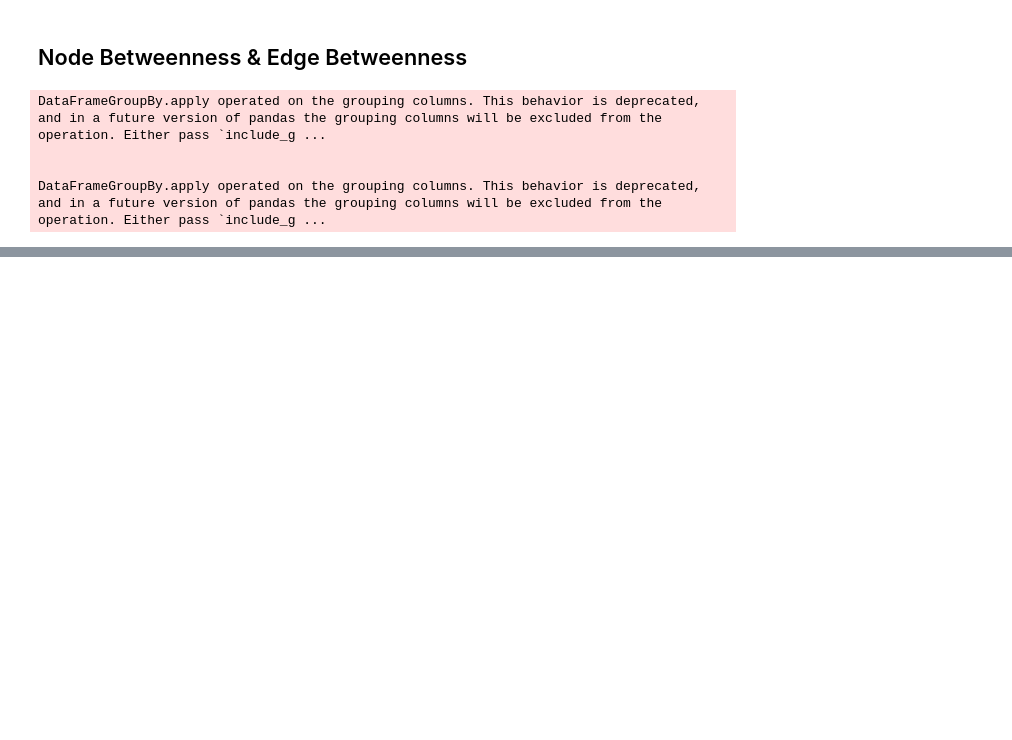
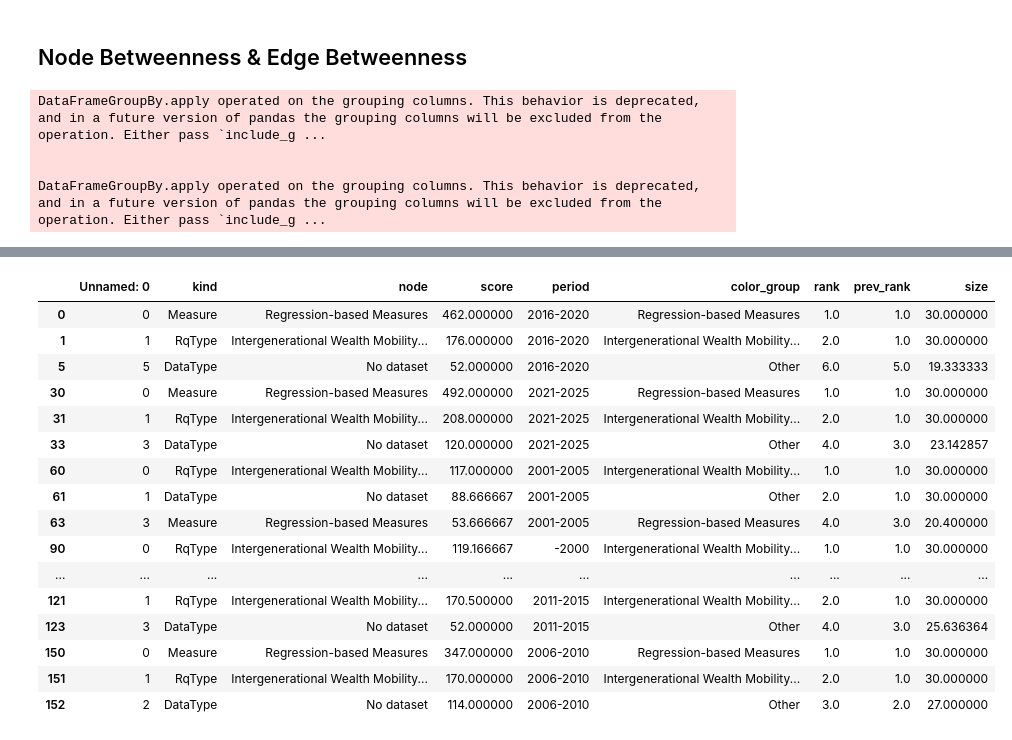
Before and after one commit to SereneKim/meta-welath_mobility, a Jupyter notebook: notebooks/11_feature-only-kg.ipynb, the cells around one changed output, grey strips where cells are left out. Saved outputs shown, nothing was run; the diff lists cells and outputs as text; code cells hidden in the pictures; blank space fills up the shorter version.

```diff
--- a/notebooks/11_feature-only-kg.ipynb
+++ b/notebooks/11_feature-only-kg.ipynb
@@ -955,0 +1178,24 @@ DataFrameGroupBy.apply operated on the grouping columns. This behavior is deprec
+# %%
+node_btw = all_top_betweenness_df[all_top_betweenness_df['score'] != 0]
+complete_node_names = node_btw.groupby(['node']).size().reset_index(name='count')
+consistent_nodes = complete_node_names[complete_node_names['count'] == len(period_order)]
+node_btw = node_btw[node_btw['node'].isin(consistent_nodes['node'])].copy()
+node_btw
+# %% [output]
+|  | Unnamed: 0 | kind | node | score | period | color_group | rank | prev_rank | size |
+| 0 | 0 | Measure | Regression-based Measures | 462.000000 | 2016-2020 | Regression-based Measures | 1.0 | 1.0 | 30.000000 |
+| 1 | 1 | RqType | Intergenerational Wealth Mobility... | 176.000000 | 2016-2020 | Intergenerational Wealth Mobility... | 2.0 | 1.0 | 30.000000 |
+| 5 | 5 | DataType | No dataset | 52.000000 | 2016-2020 | Other | 6.0 | 5.0 | 19.333333 |
+| 30 | 0 | Measure | Regression-based Measures | 492.000000 | 2021-2025 | Regression-based Measures | 1.0 | 1.0 | 30.000000 |
+| 31 | 1 | RqType | Intergenerational Wealth Mobility... | 208.000000 | 2021-2025 | Intergenerational Wealth Mobility... | 2.0 | 1.0 | 30.000000 |
+| 33 | 3 | DataType | No dataset | 120.000000 | 2021-2025 | Other | 4.0 | 3.0 | 23.142857 |
+| 60 | 0 | RqType | Intergenerational Wealth Mobility... | 117.000000 | 2001-2005 | Intergenerational Wealth Mobility... | 1.0 | 1.0 | 30.000000 |
+| 61 | 1 | DataType | No dataset | 88.666667 | 2001-2005 | Other | 2.0 | 1.0 | 30.000000 |
+| 63 | 3 | Measure | Regression-based Measures | 53.666667 | 2001-2005 | Regression-based Measures | 4.0 | 3.0 | 20.400000 |
+| 90 | 0 | RqType | Intergenerational Wealth Mobility... | 119.166667 | -2000 | Intergenerational Wealth Mobility... | 1.0 | 1.0 | 30.000000 |
+| ... | ... | ... | ... | ... | ... | ... | ... | ... | ... |
+| 121 | 1 | RqType | Intergenerational Wealth Mobility... | 170.500000 | 2011-2015 | Intergenerational Wealth Mobility... | 2.0 | 1.0 | 30.000000 |
+| 123 | 3 | DataType | No dataset | 52.000000 | 2011-2015 | Other | 4.0 | 3.0 | 25.636364 |
+| 150 | 0 | Measure | Regression-based Measures | 347.000000 | 2006-2010 | Regression-based Measures | 1.0 | 1.0 | 30.000000 |
+| 151 | 1 | RqType | Intergenerational Wealth Mobility... | 170.000000 | 2006-2010 | Intergenerational Wealth Mobility... | 2.0 | 1.0 | 30.000000 |
+| 152 | 2 | DataType | No dataset | 114.000000 | 2006-2010 | Other | 3.0 | 2.0 | 27.000000 |
```
Also changed, not shown: parts of 39 cells of this notebook, 21 other files.
